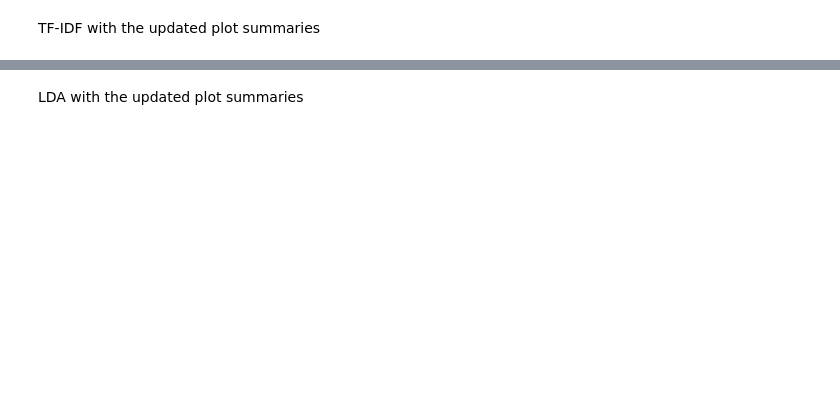
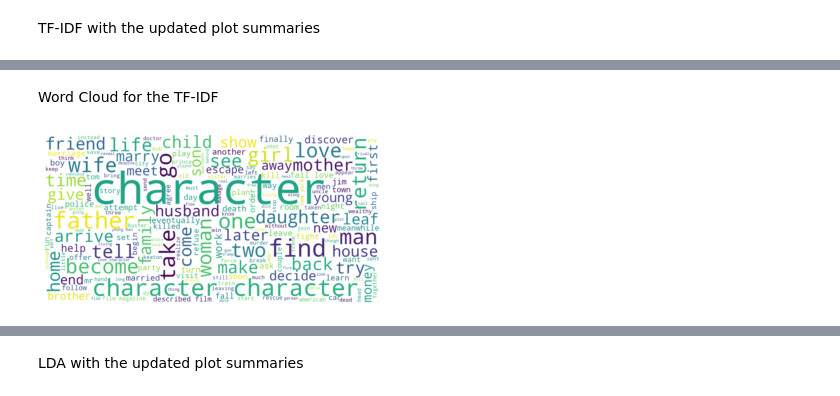
Before and after one commit to UCSB-PSTAT-234/Spring2021-American-Film-Directors, a Jupyter notebook: groupproject.ipynb, the cells around one changed output, grey strips where cells are left out. Saved outputs shown, nothing was run; the diff lists cells and outputs as text; code cells hidden in the pictures; blank space fills up the shorter version.

```diff
--- a/groupproject.ipynb
+++ b/groupproject.ipynb
@@ -370,7 +360,7 @@ allnames.shape
 # %%
 # drop duplicates and keep only the names with count larger than 100
-allnames.drop_duplicates(subset='name',
-                         keep = False, inplace= True)
-allnames = allnames[allnames['count']>=10]
-allnames.shape
+allnames.drop_duplicates(subset='name', inplace= True)
+allnames = allnames.sort_values(by = ['totalcount'], ascending=False)
+# allnames = allnames[allnames['totalcount']>=5000]
+allnames.head()
 # %% [output]
@@ -388,11 +383,11 @@ replace every name in the plot with character
 # %% [output]
 TypeError: 'Series' object is not callable
 # %%
+%%time
 # ALERT: THIS CELL TAKES EVEN LONGER TO RUN
 # The name is a list from the all names data
 name = allnames.name.to_list()
 for i in movies_df_sub.index:
-    for tag in name:
+    for tag in name[:400]:
         movies_df_sub.Plot[i] = re.sub(r'\b' + tag + r'\b', 'Character', movies_df_sub.Plot[i])
-
 # Plot.to_csv('test.csv', index=False)
@@ -429,0 +472,26 @@ print(frame['cluster'].value_counts())
+# %% [markdown]
+Word Cloud for the TF-IDF
+# %%
+from nltk.corpus import stopwords
+plots = []
+stop_words = set(stopwords.words('english'))
+from nltk.stem import WordNetLemmatizer
+
+wordnet_lemmatizer = WordNetLemmatizer()
+for words in movies_df_sub.Plot[:1000]:
+    only_letters = re.sub("[^a-zA-Z]", " ", words)
+    tokens = nltk.word_tokenize(only_letters) #tokenize the sentences
+    lower_case = [l.lower() for l in tokens] #convert all letters to lower case
+    filtered_result = list(filter(lambda l: l not in stop_words, lower_case)) #Remove stopwords from the comments
+    lemmas = [wordnet_lemmatizer.lemmatize(t) for t in filtered_result] #lemmatizes the words i.e convert similar words to their
+    # base form while still considering the context in which the words are used
+    plots.append(' '.join(lemmas))
+# %%
+from wordcloud import WordCloud, STOPWORDS
+unique_string=(" ").join(plots)
+wordcloud = WordCloud(width = 2000, height = 1000,background_color='white').generate(unique_string)
+plt.pyplot.imshow(wordcloud, interpolation='bilinear')
+plt.pyplot.axis("off")
+plt.pyplot.show()
+# %% [output]
+[figure, added]
```
Also changed, not shown: parts of 12 cells of this notebook.
